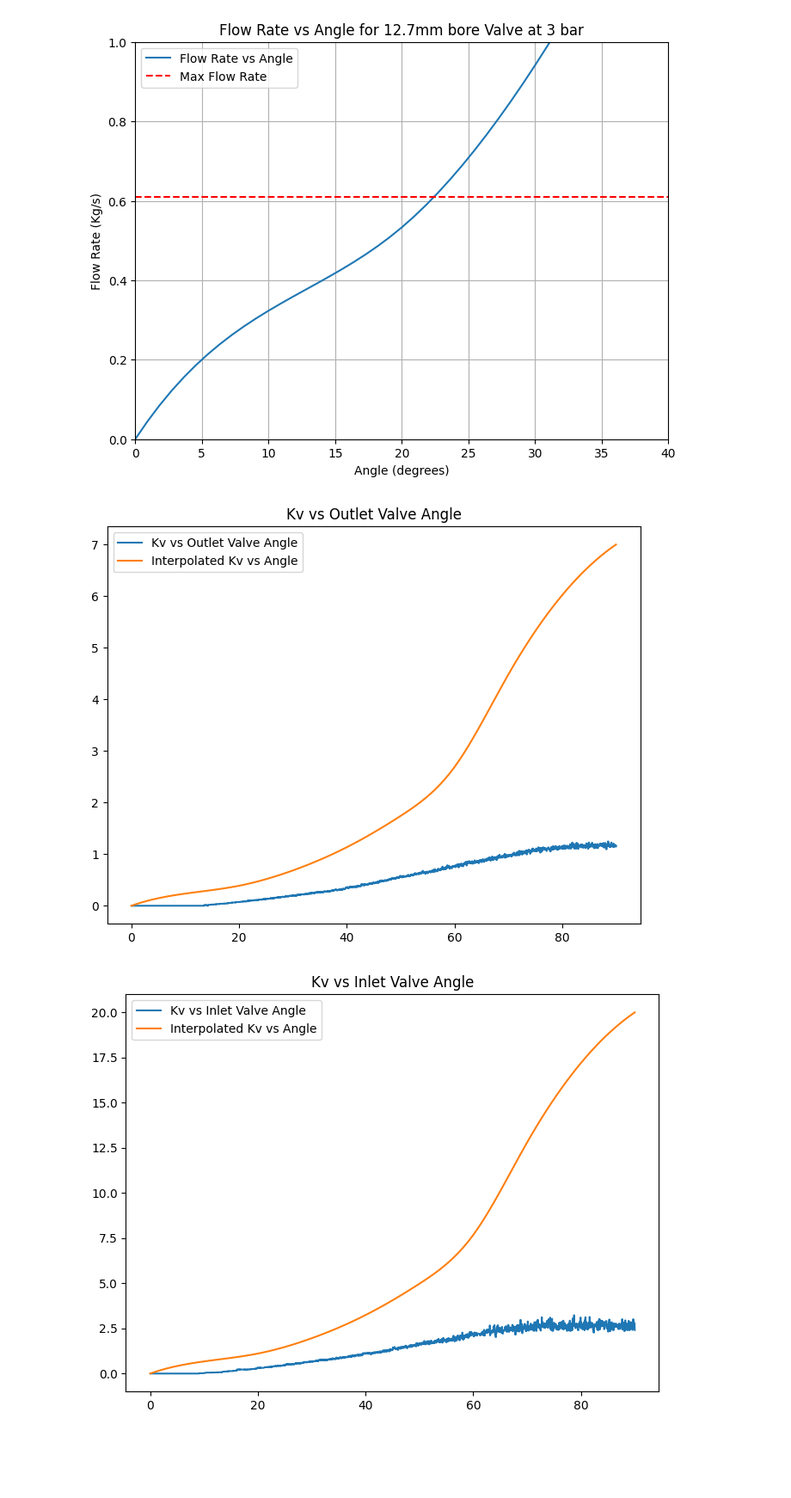
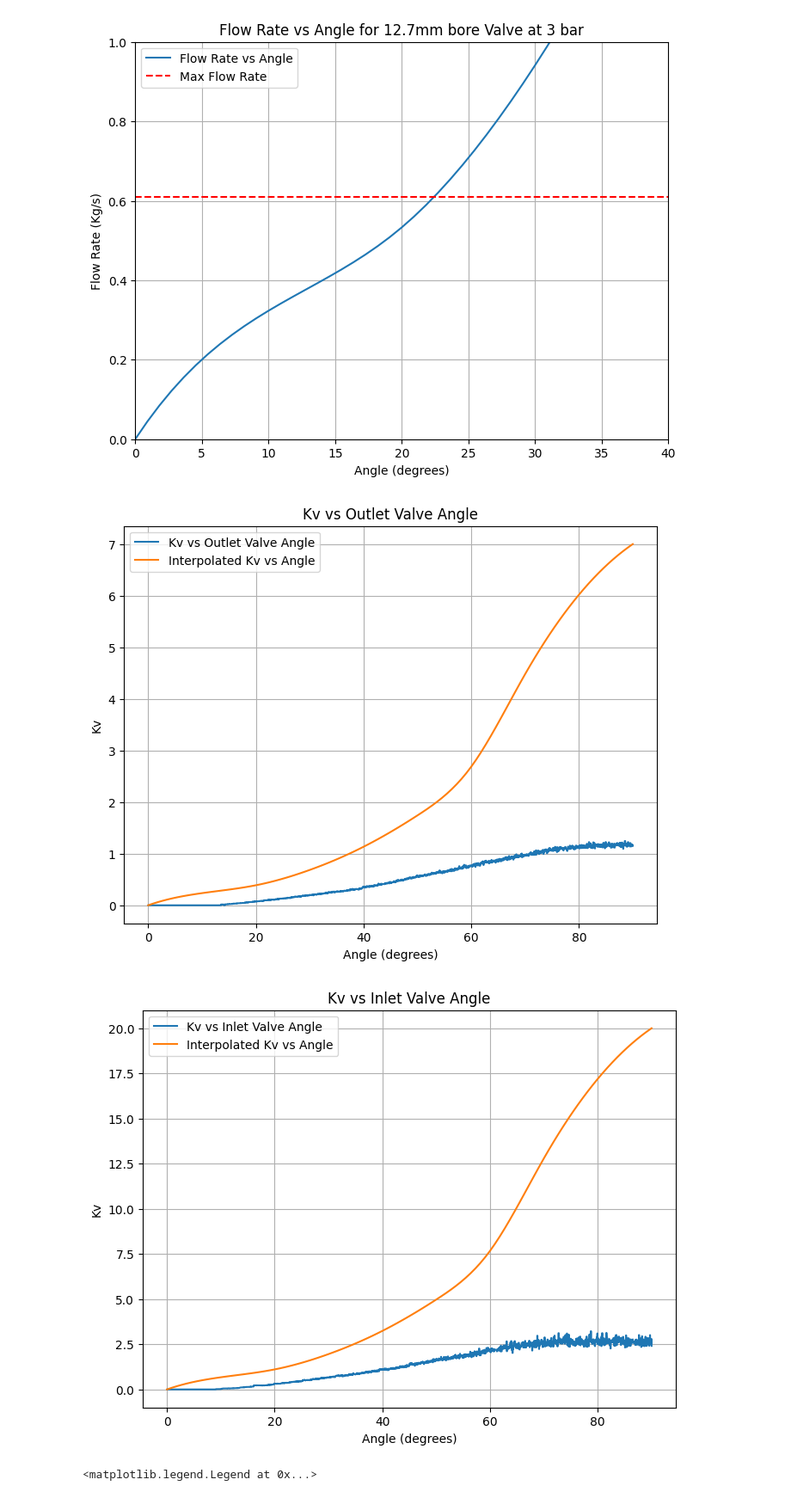
Before and after one commit to LpHiX/FYPTurbine, a Jupyter notebook: valvekv.ipynb, the cells around one changed output. Shown at 86% size. Cells and saved outputs as stored; diff of their text form; code cells hidden in the pictures; blank space fills up the shorter version.

```diff
--- a/valvekv.ipynb
+++ b/valvekv.ipynb
@@ -139,7 +148,7 @@ plt.show()
 [figure]
 # %%
 import h5py
-
+import numpy as np
 # 1/4" Valve test
 
 f = h5py.File("D:\\Projects\\propbackend_logs\\2026-04-24\\hotfirelog\\test_20260424_175759_HotfireLog.h5", 'r')
@@ -173,40 +182,67 @@ plt.plot(outlet_valve_angle, kv, label='Kv vs Outlet Valve Angle')
 plt.plot(angle_range, kv_range, label='Interpolated Kv vs Angle')
 plt.title('Kv vs Outlet Valve Angle')
 plt.legend()
+plt.xlabel('Angle (degrees)')
+plt.ylabel('Kv')
+plt.grid()
 plt.show()
 
+dp_test2 = pt_in - pt_out
+q_test2 = fm / 1000 * 3600
 # 1/2" Valve test
 
 f = h5py.File("D:\\Projects\\propbackend_logs\\2026-04-24\\hotfirelog\\test_20260424_171514_HotfireLog.h5", 'r')
 
 pt_in = f["channels"]["adc_pt_in_mv"]["data"][:]
 pt_out = f["channels"]["adc_pt_out_mv"]["data"][:]
 fm = f["channels"]["fms_fm0_flowrate"]["data"][:]
 inlet_valve_angle = f["channels"]["servos_pumpinlet_angle"]["data"][:]
 time = f["channels"]["adc_pt_in_mv"]["time"][:]
 
 # Find data where time is betwewen 0 and 180 seconds
 mask = (time >= 0) & (time <= 180)
 time = time[mask]
 pt_in = pt_in[mask]
 pt_out = pt_out[mask]
 fm = fm[mask]
 inlet_valve_angle = 90 - inlet_valve_angle[mask] / 2
 
 kv = fm / 1000 * 3600 / np.sqrt(pt_in - pt_out)
 # Compare with previous interpolation
 kv_1_2 = 20
 # find kv vs angle
 angle_range = np.linspace(0, 90, 100)
 ratio_range = angle_to_ratio(angle_range)
 kv_range = kv_1_2 * ratio_range
 
 plt.figure(figsize=(8, 6))
 plt.plot(inlet_valve_angle, kv, label='Kv vs Inlet Valve Angle')
 plt.plot(angle_range, kv_range, label='Interpolated Kv vs Angle')
 plt.title('Kv vs Inlet Valve Angle')
+plt.xlabel('Angle (degrees)')
+plt.ylabel('Kv')
 plt.legend()
+plt.grid()
 plt.show()
+
+dp_test1 = pt_in - pt_out
+q_test1 = fm / 1000 * 3600
+
+def manufacturer_curve(q):
+    # https://www.anglianpumping.com/app/uploads/2023/03/hozelock-jet-3000-manual.pdf
+    # https://www.desmos.com/calculator/njmgbobulp
+    return 0.417 * q*q + -11.96 * q + 34
+
+plt.figure(figsize=(8, 6))
+plt.plot(q_test1, dp_test1, label='1/2" Valve Test')
+plt.plot(q_test2, dp_test2, label='1/4" Valve Test')
+plt.plot(np.linspace(0, 3.2, 100), manufacturer_curve(np.linspace(0, 3.2, 100))/9.81, label="Manufacturer's Curve")
+plt.title('Pressure Drop vs Flow Rate')
+plt.xlabel('Flow Rate (m³/h)')
+plt.ylabel('Pressure Drop (bar)')
+plt.grid()
+plt.legend()
 # %% [output]
-[figure, old version]
+[figure, new version]
-[figure, old version]
+[figure, new version]
+<matplotlib.legend.Legend at 0x...>
```
Also changed, not shown: parts of 3 cells of this notebook, 3 other files.
